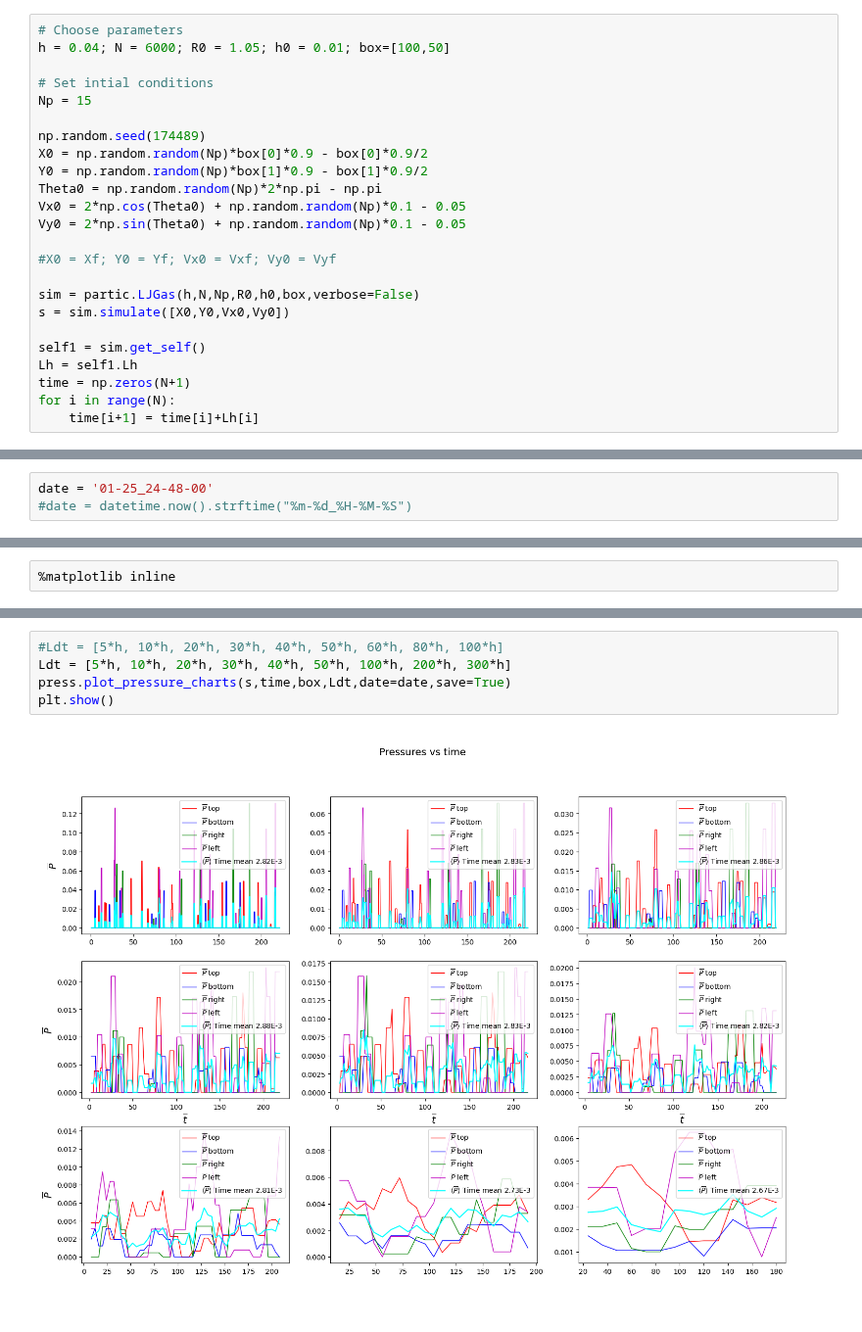
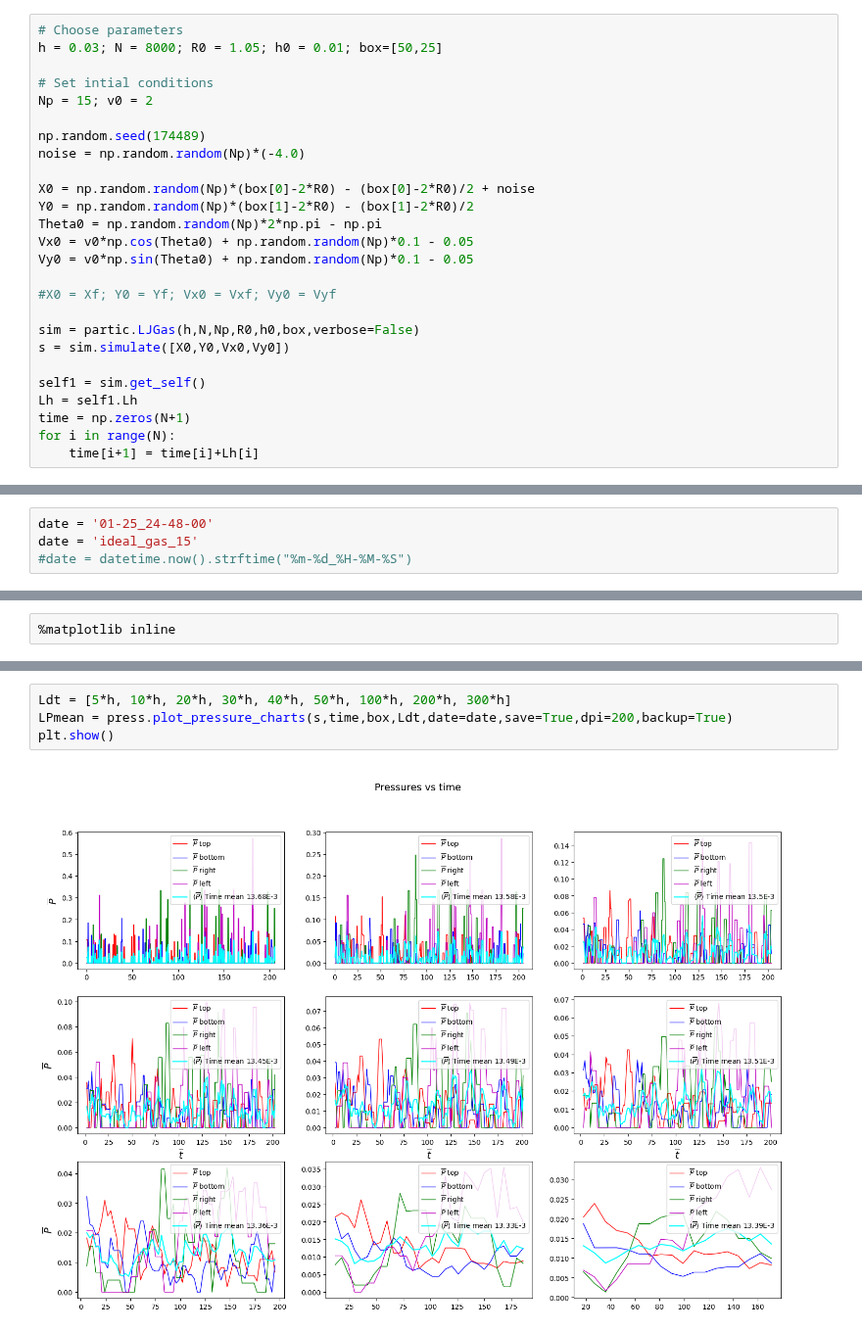
Before and after one commit to AndresGuarin/JupyterCodes, a Jupyter notebook: Computational Physics/LennardJonesGas/IdealGas.ipynb, the cells around one changed output, grey strips where cells are left out. Shown at 98% size. Drawn from its saved outputs; the diff is of its cells as text.

```diff
--- a/Computational Physics/LennardJonesGas/IdealGas.ipynb
+++ b/Computational Physics/LennardJonesGas/IdealGas.ipynb
@@ -22,17 +22,19 @@ from datetime import datetime
 # **1. Test Simulation of 30 particles**
 # %%
 # Choose parameters
-h = 0.04; N = 6000; R0 = 1.05; h0 = 0.01; box=[100,50]
+h = 0.03; N = 8000; R0 = 1.05; h0 = 0.01; box=[50,25]
 
 # Set intial conditions
-Np = 15
+Np = 15; v0 = 2
 
 np.random.seed(174489)
-X0 = np.random.random(Np)*box[0]*0.9 - box[0]*0.9/2
-Y0 = np.random.random(Np)*box[1]*0.9 - box[1]*0.9/2
+noise = np.random.random(Np)*(-4.0)
+
+X0 = np.random.random(Np)*(box[0]-2*R0) - (box[0]-2*R0)/2 + noise
+Y0 = np.random.random(Np)*(box[1]-2*R0) - (box[1]-2*R0)/2
 Theta0 = np.random.random(Np)*2*np.pi - np.pi
-Vx0 = 2*np.cos(Theta0) + np.random.random(Np)*0.1 - 0.05
-Vy0 = 2*np.sin(Theta0) + np.random.random(Np)*0.1 - 0.05
+Vx0 = v0*np.cos(Theta0) + np.random.random(Np)*0.1 - 0.05
+Vy0 = v0*np.sin(Theta0) + np.random.random(Np)*0.1 - 0.05
 
 #X0 = Xf; Y0 = Yf; Vx0 = Vxf; Vy0 = Vyf
 
@@ -66,6 +69,7 @@ plt.show()
 # **2. Animation**
 # %%
 date = '01-25_24-48-00'
+date = 'ideal_gas_15'
 #date = datetime.now().strftime("%m-%d_%H-%M-%S")
 # %%
 %matplotlib auto
@@ -208,10 +133,9 @@ plt.show()
 # %%
-#Ldt = [5*h, 10*h, 20*h, 30*h, 40*h, 50*h, 60*h, 80*h, 100*h]
 Ldt = [5*h, 10*h, 20*h, 30*h, 40*h, 50*h, 100*h, 200*h, 300*h]
-press.plot_pressure_charts(s,time,box,Ldt,date=date,save=True)
+LPmean = press.plot_pressure_charts(s,time,box,Ldt,date=date,save=True,dpi=200,backup=True)
 plt.show()
 # %% [output]
-[figure, old version]
+[figure, new version]
 # %%
 Kmean = 3/2*np.mean(T)
 P_predicted = 2/3*Np*Kmean/(box[0]*box[1])
```
Also changed, not shown: parts of 13 cells of this notebook, 7 other files.
